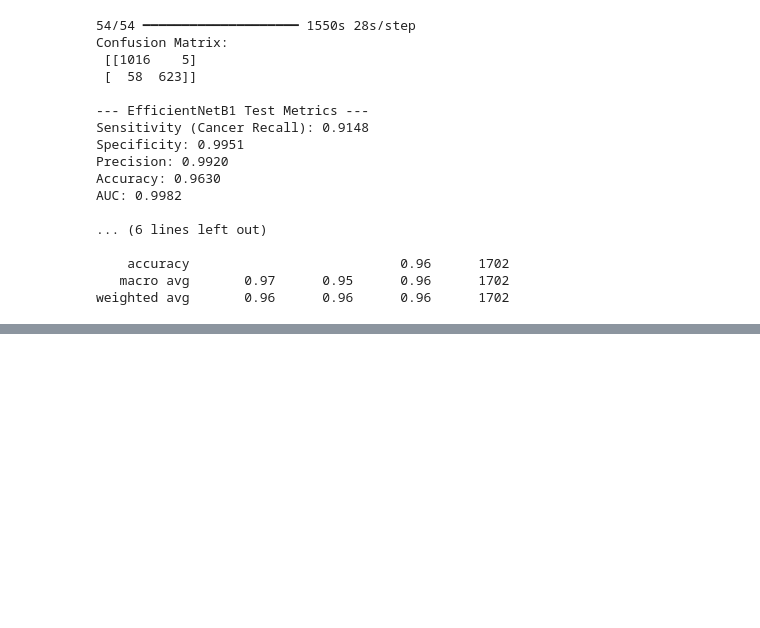
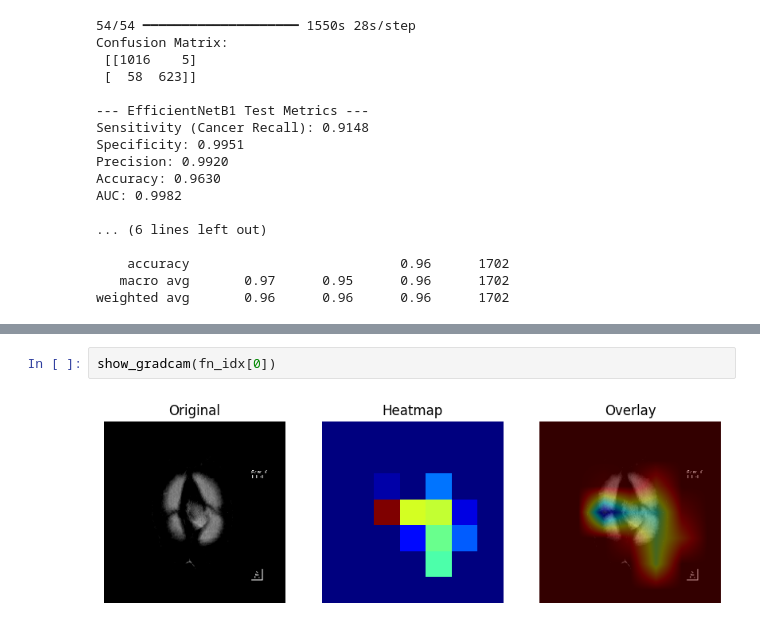
Before and after one commit to sai2pavan/colon-cancer-detection, a Jupyter notebook: colon_cancer_detection.ipynb, the cells around one changed output, grey strips where cells are left out. Drawn from its saved outputs; the diff is of its cells as text; blank space fills up the shorter version.

```diff
--- a/colon_cancer_detection.ipynb
+++ b/colon_cancer_detection.ipynb
@@ -1121,0 +1293,4 @@ plt.show()
+# %%
+show_gradcam(fn_idx[0])
+# %% [output]
+[figure, added]
```
Also changed, not shown: parts of 84 cells of this notebook.
